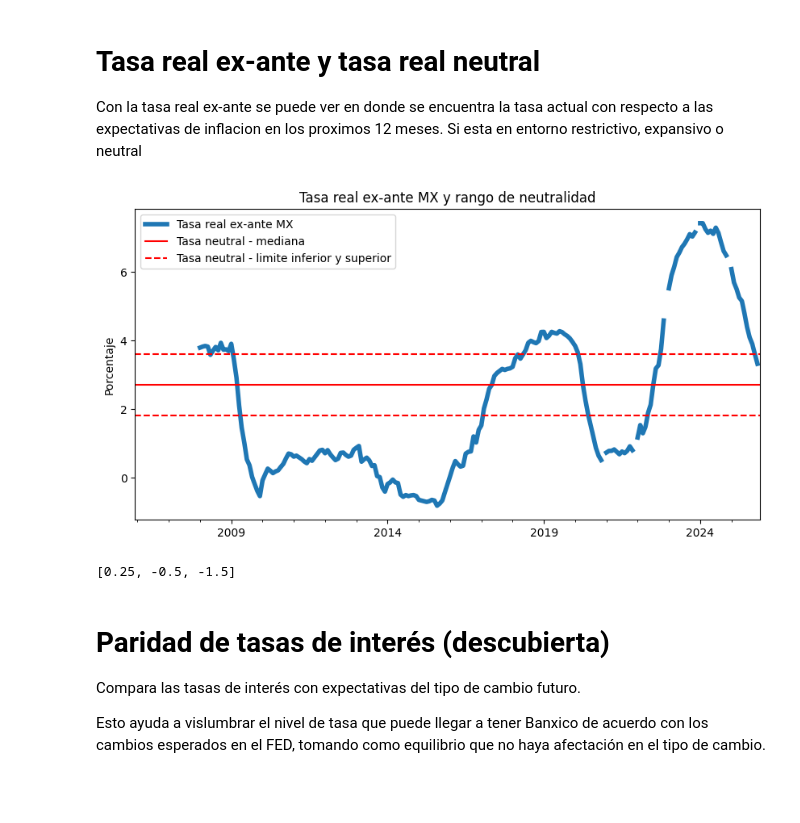
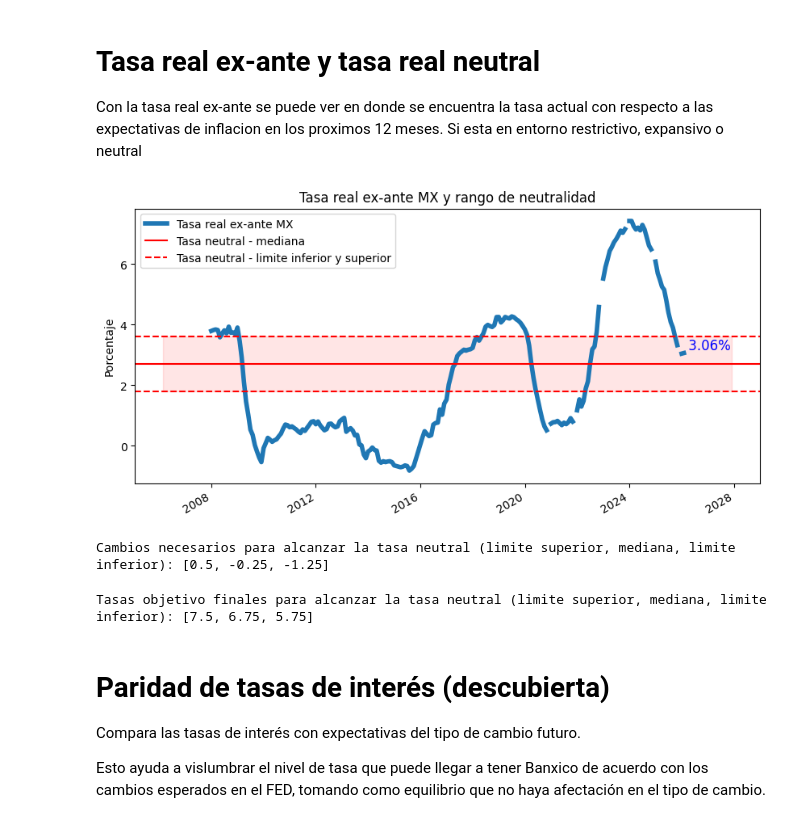
Before and after one commit to SpiderCoop/Analisis_Pol-tica_Monetaria_MX, a Jupyter notebook: Analisis_expectativas.ipynb, the cells around one changed output. Saved outputs shown, nothing was run; the diff lists cells and outputs as text; code cells hidden in the pictures; blank space fills up the shorter version.

```diff
--- a/Analisis_expectativas.ipynb
+++ b/Analisis_expectativas.ipynb
@@ -53,7 +53,8 @@ series_banxico = series_banxico.resample('MS').mean()
 # Descarga de series de la FED
 fecha_inicio = (pd.Timestamp.now() - pd.DateOffset(years=20)).to_period("M").to_timestamp().strftime("%Y-%m-%d")
 
-series_dict = {'FEDFUNDS':'Federal_funds_effective_rate_US'}
+series_dict = {'FEDFUNDS':'Federal_funds_effective_rate_US',
+               'CPIAUCSL':'CPI_US',}
 
 # Series
 series_fed = fred_api.get_series_data(list(series_dict.keys()), start_date=fecha_inicio)
@@ -65,11 +66,15 @@ series_fed = series_fed.rename(columns=series_dict)
 
 # Calculamos la media mensual de la serie en caso de tener series_fed con mayor desagregacion
 series_fed = series_fed.resample('MS').mean()
+
+# Calculamos la inflacion de acuerdo con el indice de precios al consumidor (CPI) de la FED
+series_fed['Inflation_US'] = series_fed['CPI_US'].pct_change(periods=12)*100
 # %%
 # Descarga de series de la FED
 fecha_inicio = (pd.Timestamp.now() - pd.DateOffset(years=5)).to_period("M").to_timestamp().strftime("%Y-%m-%d")
 
-series_dict = {'FEDTARMD': 'Fed_funds_rate_projections_US'}
+series_dict = {'FEDTARMD': 'Fed_funds_rate_median_projections_US',
+               'PCECTPIMD': 'Inflation_median_projections_US',}
 
 # Series
 series_fed_proj = fred_api.get_series_data(list(series_dict.keys()), end_date=pd.to_datetime('2027'))
@@ -83,7 +88,7 @@ series_fed_proj = series_fed_proj.rename(columns=series_dict)
 series_fed_proj.index = series_fed_proj.index.map(lambda d: d.replace(month=12))
 # %%
 # Concatenamos en un mismo dataframe
-series = pd.concat([series_banxico, series_fed], axis=1, join='outer')
+series = pd.concat([series_banxico, series_fed, series_fed_proj], axis=1, join='outer')
 # %% [markdown]
 # Diferencial de tasas
 
@@ -146,25 +151,41 @@ neutral_rate_upper_bound = 3.6
 # Tasa real exante
 series['Tasa_real_exante_MX'] = series['Tasa_objetivo_MX'] - series['Expectativas_inflacion_12_meses_MX']
 # %%
+# Graficamos la tasa real ex-ante y el rango de neutralidad
 series['Tasa_real_exante_MX'].plot(figsize=(10, 5), label='Tasa real ex-ante MX', linewidth=4)
 
+# Agregamos lineas horizontales para la tasa neutral, con diferentes estilos para la mediana y los limites inferior y superior
 plt.axhline(neutral_rate_median, color='red', linestyle='-', label='Tasa neutral - mediana')
 plt.axhline(neutral_rate_lower_bound, color='red', linestyle='--', label='Tasa neutral - limite inferior y superior')
 plt.axhline(neutral_rate_upper_bound, color='red', linestyle='--')
+
+# Agregamos que el area entre el limite inferior y superior de la tasa neutral se sombreada
+plt.fill_between(series.index, neutral_rate_lower_bound, neutral_rate_upper_bound, color='red', alpha=0.1)
+
+# Agregamos último valor de la tasa real ex-ante como texto en la gráfica
+plt.text(series['Tasa_real_exante_MX'].dropna().index[-1], series['Tasa_real_exante_MX'].dropna().iloc[-1], f' {series["Tasa_real_exante_MX"].dropna().iloc[-1]:.2f}%', color='blue', fontsize=12, verticalalignment='bottom')
 
 plt.title('Tasa real ex-ante MX y rango de neutralidad')
 plt.ylabel('Porcentaje')
 plt.legend()
 plt.show()
 # %% [output]
-[figure, old version]
+[figure, new version]
 # %%
 change_to_neutral = series['Tasa_real_exante_MX'].dropna().iloc[-1] - np.array([neutral_rate_lower_bound, neutral_rate_median, neutral_rate_upper_bound])
 change_to_neutral = [-int(change/0.25)*0.25 for change in change_to_neutral][::-1]
 
-change_to_neutral
+print("Cambios necesarios para alcanzar la tasa neutral (limite superior, mediana, limite inferior):", change_to_neutral)
 # %% [output]
-[0.25, -0.5, -1.5]
+Cambios necesarios para alcanzar la tasa neutral (limite superior, mediana, limite inferior): [0.5, -0.25, -1.25]
+# %%
+# Obtenemos la tasa final de acuerdo con los cambios necesarios para alcanzar la tasa neutral, redondeando a los 0.25 puntos porcentuales más cercanos
+final_rates = series['Tasa_objetivo_MX'].dropna().iloc[-1] + change_to_neutral
+final_rates = [round(rate*4)/4 for rate in final_rates]
+
+print("Tasas objetivo finales para alcanzar la tasa neutral (limite superior, mediana, limite inferior):", final_rates)
+# %% [output]
+Tasas objetivo finales para alcanzar la tasa neutral (limite superior, mediana, limite inferior): [7.5, 6.75, 5.75]
 # %% [markdown]
 # Paridad de tasas de interés (descubierta)
 
```
Also changed, not shown: parts of 5 cells of this notebook.
